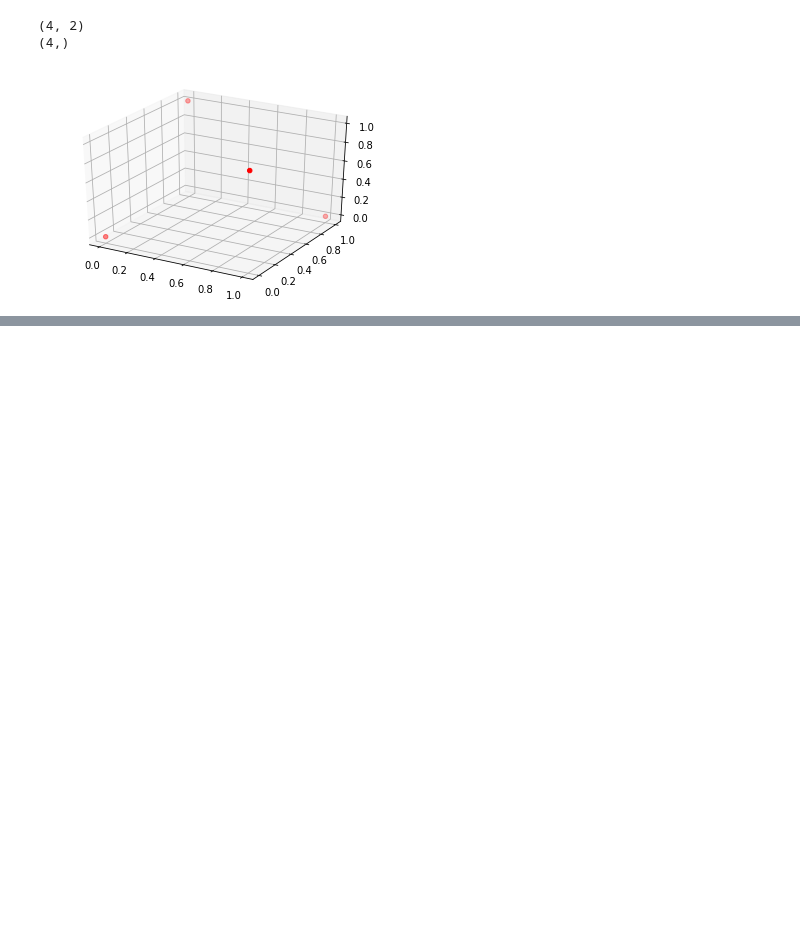
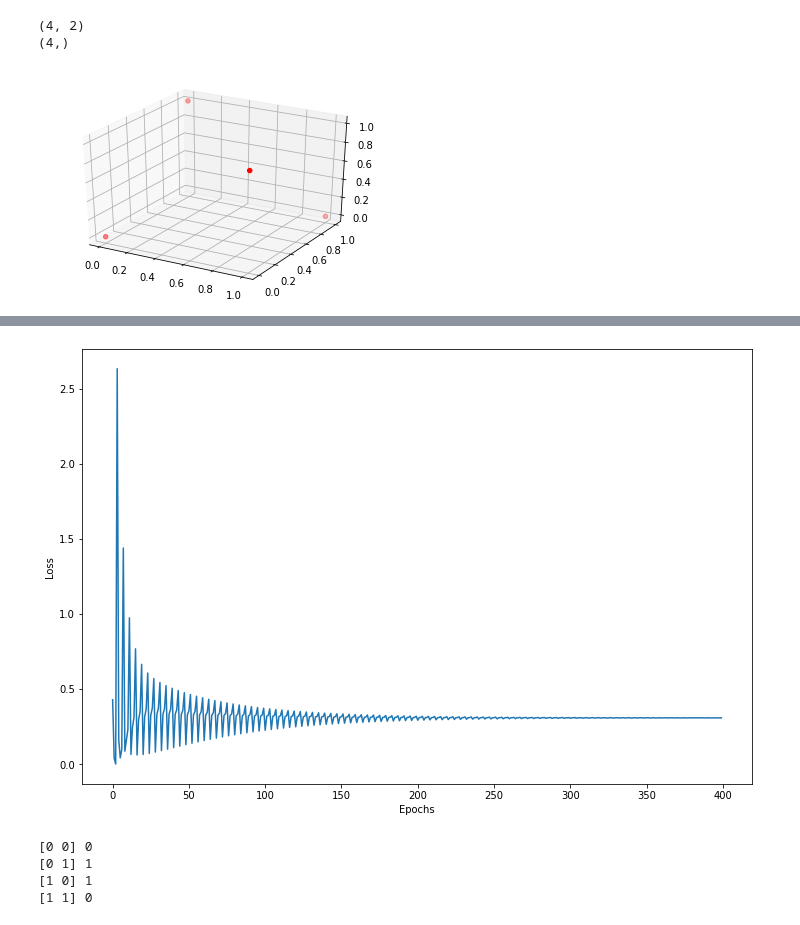
Before and after one commit to ilirsheraj/AutoEncoders-GANs, a Jupyter notebook: Chpt_01_Basics_DL.ipynb, the cells around one changed output, grey strips where cells are left out. Saved outputs shown, nothing was run; the diff lists cells and outputs as text; code cells hidden in the pictures; blank space fills up the shorter version.

```diff
--- a/Chpt_01_Basics_DL.ipynb
+++ b/Chpt_01_Basics_DL.ipynb
@@ -45,0 +42,7 @@ no_of_inputs
+# %%
+# Take the dot product
+for i in range(len(X)):
+    inputs = X[i]
+    print(inputs)
+    summation = np.dot(inputs,weights[1:]) + weights[0]
+    print(summation)
@@ -45,0 +58,14 @@ no_of_inputs
+# %%
+# Train the Perceptron
+learning_rate = 0.1
+epochs = 100
+history = []
+
+for _ in range(epochs):
+    for inputs, label in zip(X,Y):
+        prediction = np.dot(inputs, weights[1:]) + weights[0]
+        loss = label - prediction
+        history.append(loss*loss)
+        print("loss = {}".format(loss*loss))
+        weights[1:] += learning_rate * loss * inputs
+        weights[0] += learning_rate*loss
@@ -45,0 +90,16 @@ no_of_inputs
+# %%
+figure = plt.figure(figsize=(12,8))
+plt.plot(history)
+plt.xlabel("Epochs")
+plt.ylabel("Loss")
+plt.show()
+# %% [output]
+[figure, added]
+# %%
+for input, labels in zip(X,Y):
+    print(input, labels)
+# %% [output]
+[0 0] 0
+[0 1] 1
+[1 0] 1
+[1 1] 0
```
Also changed, not shown: parts of 4 cells of this notebook.
